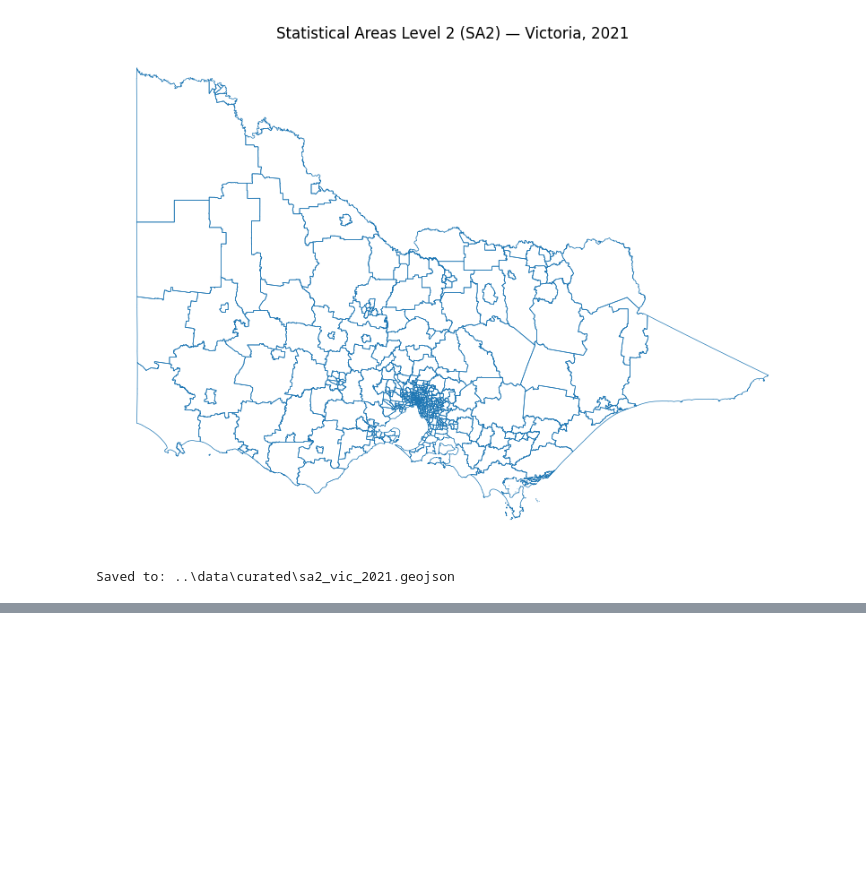
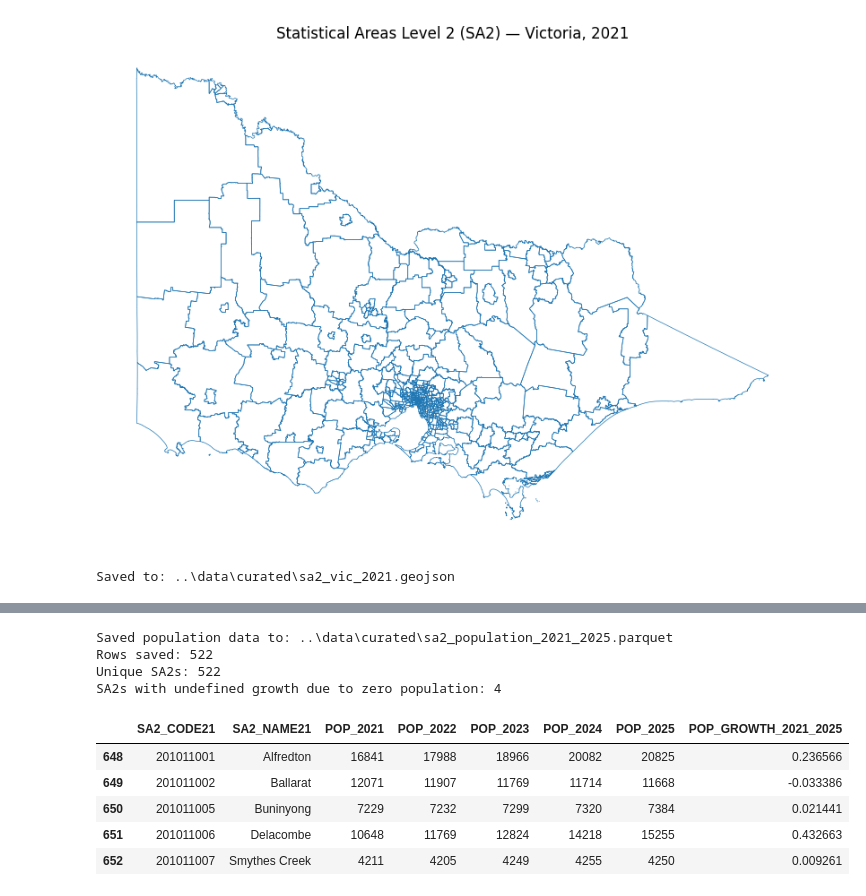
Before and after one commit to mdharmawan19/industry-project-group-55, a Jupyter notebook: notebooks/04_abs_sa2_crosswalk.ipynb, the cells around one changed output, grey strips where cells are left out. Drawn from its saved outputs; the diff is of its cells as text; code cells hidden in the pictures; blank space fills up the shorter version.

```diff
--- a/notebooks/04_abs_sa2_crosswalk.ipynb
+++ b/notebooks/04_abs_sa2_crosswalk.ipynb
@@ -68,0 +301,33 @@ Saved to: ..\data\curated\sa2_vic_2021.geojson
+# %%
+# ============================================================
+# Finalise and save Victorian SA2 population data
+# ============================================================
+
+# Growth remains NaN where the 2021 population is zero,
+# because percentage growth from a zero base is undefined.
+
+OUTPUT_POP = Path("../data/curated/sa2_population_2021_2025.parquet")
+
+population_clean.to_parquet(
+    OUTPUT_POP,
+    index=False
+)
+
+print(f"Saved population data to: {OUTPUT_POP}")
+print(f"Rows saved: {len(population_clean)}")
+print(f"Unique SA2s: {population_clean['SA2_CODE21'].nunique()}")
+print(f"SA2s with undefined growth due to zero population: "
+      f"{population_clean['POP_GROWTH_2021_2025'].isna().sum()}")
+
+display(population_clean.head())
+# %% [output]
+Saved population data to: ..\data\curated\sa2_population_2021_2025.parquet
+Rows saved: 522
+Unique SA2s: 522
+SA2s with undefined growth due to zero population: 4
+|  | SA2_CODE21 | SA2_NAME21 | POP_2021 | POP_2022 | POP_2023 | POP_2024 | POP_2025 | POP_GROWTH_2021_2025 |
+| 648 | 201011001 | Alfredton | 16841 | 17988 | 18966 | 20082 | 20825 | 0.236566 |
+| 649 | 201011002 | Ballarat | 12071 | 11907 | 11769 | 11714 | 11668 | -0.033386 |
+| 650 | 201011005 | Buninyong | 7229 | 7232 | 7299 | 7320 | 7384 | 0.021441 |
+| 651 | 201011006 | Delacombe | 10648 | 11769 | 12824 | 14218 | 15255 | 0.432663 |
+| 652 | 201011007 | Smythes Creek | 4211 | 4205 | 4249 | 4255 | 4250 | 0.009261 |
```
Also changed, not shown: parts of 7 cells of this notebook.
